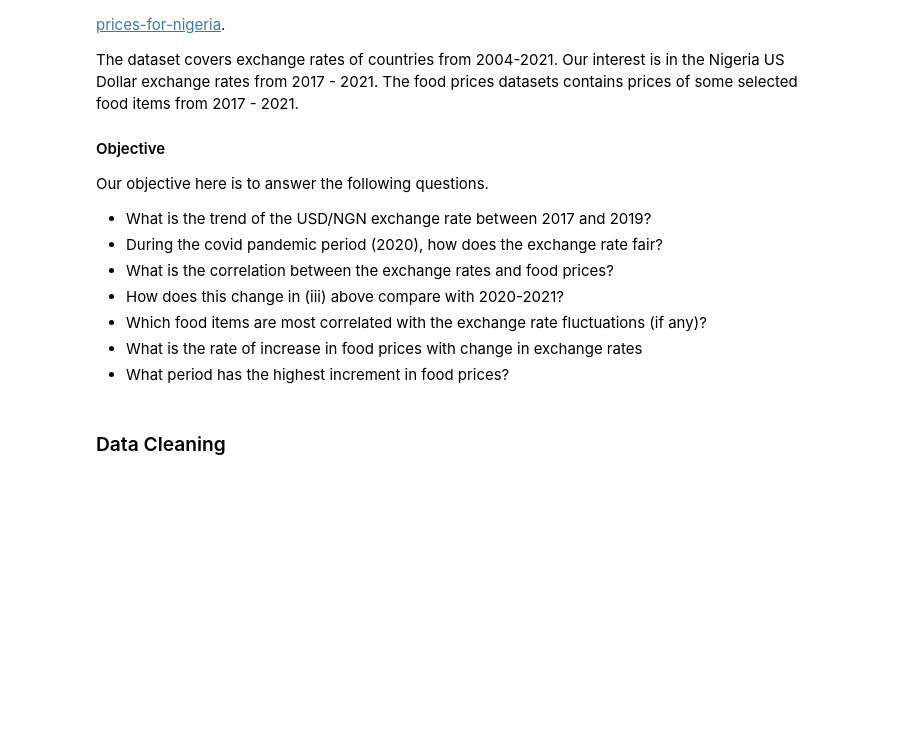
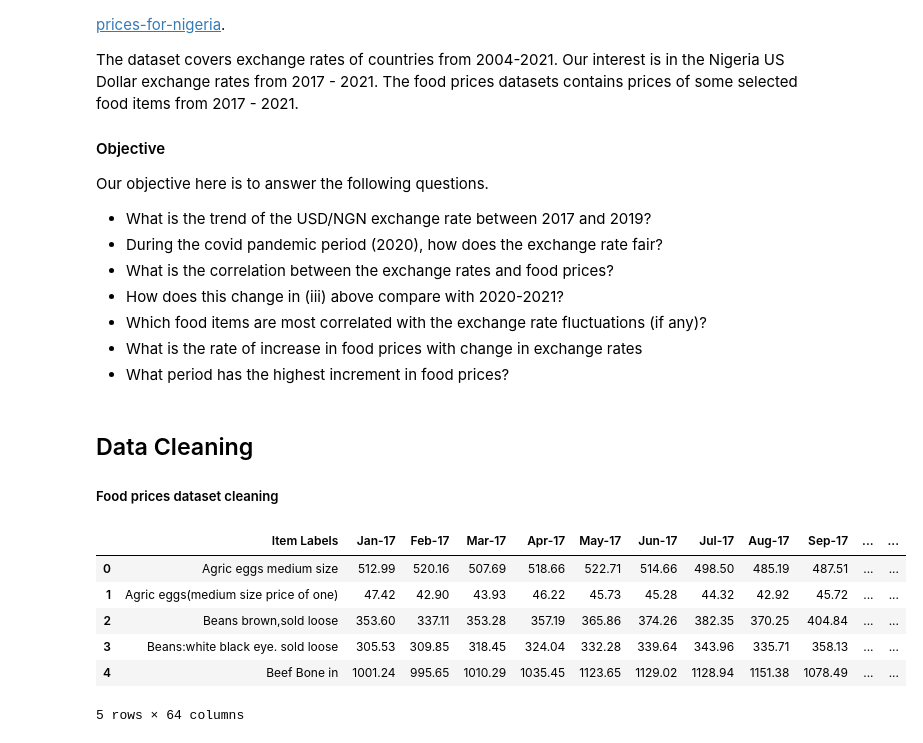
Before and after one commit to dchap27/exchange-rate-food-prices, a Jupyter notebook: food-prices-exch-rates.ipynb, the cells around one changed output. Saved outputs shown, nothing was run; the diff lists cells and outputs as text; code cells hidden in the pictures; blank space fills up the shorter version.

Commit message:
Extract and clean the datasets

```diff
--- a/food-prices-exch-rates.ipynb
+++ b/food-prices-exch-rates.ipynb
@@ -29,4 +29,17 @@ monthly_exc_rates = pd.read_csv('./datasets/MonthlyAverageExhRateNG.csv')
 # %%
 foodprices = pd.read_csv('./datasets/food_prices_ng.csv')
 # %% [markdown]
-### Data Cleaning
+## Data Cleaning
+
+##### Food prices dataset cleaning
+# %%
+# inspect first few rows
+foodprices.head()
+# %% [output]
+|  | Item Labels | Jan-17 | Feb-17 | Mar-17 | Apr-17 | May-17 | Jun-17 | Jul-17 | Aug-17 | Sep-17 | ... | ... |
+| 0 | Agric eggs medium size | 512.99 | 520.16 | 507.69 | 518.66 | 522.71 | 514.66 | 498.50 | 485.19 | 487.51 | ... | ... |
+| 1 | Agric eggs(medium size price of one) | 47.42 | 42.90 | 43.93 | 46.22 | 45.73 | 45.28 | 44.32 | 42.92 | 45.72 | ... | ... |
+| 2 | Beans brown,sold loose | 353.60 | 337.11 | 353.28 | 357.19 | 365.86 | 374.26 | 382.35 | 370.25 | 404.84 | ... | ... |
+| 3 | Beans:white black eye. sold loose | 305.53 | 309.85 | 318.45 | 324.04 | 332.28 | 339.64 | 343.96 | 335.71 | 358.13 | ... | ... |
+| 4 | Beef Bone in | 1001.24 | 995.65 | 1010.29 | 1035.45 | 1123.65 | 1129.02 | 1128.94 | 1151.38 | 1078.49 | ... | ... |
+5 rows × 64 columns
```
Also changed, not shown: parts of 31 cells of this notebook, 1 other file.
